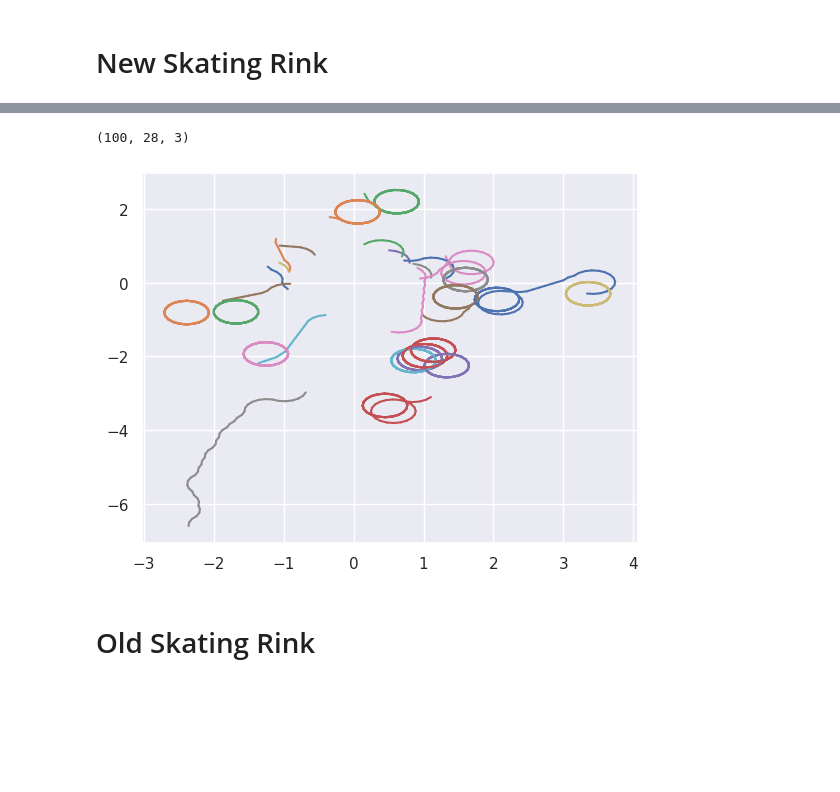
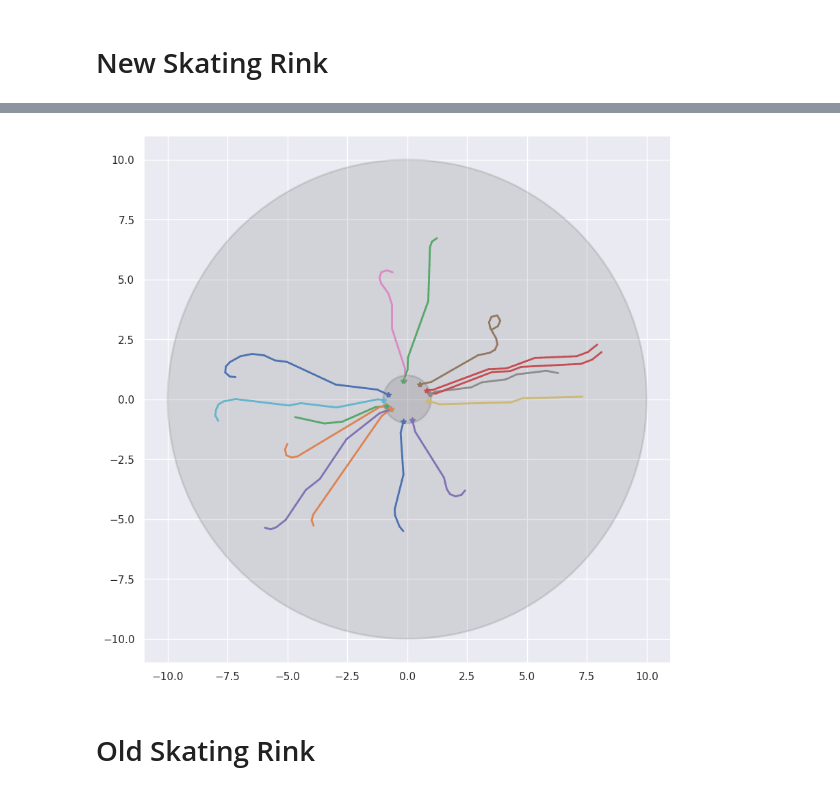
Before and after one commit to mfixman/ai-reinforcement, a Jupyter notebook: Task 2/Attempts.ipynb, the cells around one changed output, grey strips where cells are left out. Cells and saved outputs as stored; diff of their text form; code cells hidden in the pictures; blank space fills up the shorter version.

```diff
--- a/Task 2/Attempts.ipynb
+++ b/Task 2/Attempts.ipynb
@@ -52,18 +48,41 @@ states = env.dropin(28)
-# %%
-states, actions, new_states, rewards, dones = [x.cpu().numpy() for x in env.eval(model, states).tensors()]
-# %%
-states.shape
-# %% [output]
-(100, 28, 3)
-# %%
-colors = seaborn.color_palette(None, 28)
-times, users, dims = states.shape
-
-for ts in range(times):
-    for p in range(users):
-        pyplot.plot([states[ts,p,0], new_states[ts,p,0]], [states[ts,p,1], new_states[ts,p,1]], color = colors[p])
-# %% [output]
-[figure, removed]
+# %%
+def circle(radius):
+    circle = matplotlib.patches.Circle((0, 0), radius, color = 'black', fill = True, alpha = .1, linewidth = 2)
+    pyplot.gca().add_patch(circle)
+
+def plot_file(file, num):
+    data = torch.load(file)
+    config = data['config']
+    env = SkatingRinkEnv(config, device = 'cpu')
+    model = DQN(env.state_n, config['hidden_size'], env.actions_n)
+    model.load_state_dict(data['weights'])
+    model.eval()
+
+    guys = env.dropin(num)
+    states, actions, new_states, rewards, dones = [x.cpu().numpy() for x in env.eval(model, guys).tensors()]
+
+    pyplot.rcParams['figure.figsize'] = 10, 10
+    colors = seaborn.color_palette(None, num)
+    times, users, dims = states.shape
+
+
+    win_distance = data['config']['win_distance']
+    lose_distance = data['config']['lose_distance']
+    circle(win_distance)
+    circle(lose_distance)
+    pyplot.gca().set_aspect('equal')
+
+    pyplot.xlim((-data['config']['lose_distance'] - 1, data['config']['lose_distance'] + 1))
+    pyplot.ylim((-data['config']['lose_distance'] - 1, data['config']['lose_distance'] + 1))
+
+    for ts in range(times):
+        for p in range(users):
+            marker = '' if ts != times - 1 else '*'
+            pyplot.plot([states[ts,p,0], new_states[ts,p,0]], [states[ts,p,1], new_states[ts,p,1]], color = colors[p], marker = marker, alpha = 1, linewidth = 2)
+# %%
+plot_file('ang_acc_6.pth', 15)
+# %% [output]
+[figure, added]
 # %% [markdown]
 # Old Skating Rink
 # %%
```
Also changed, not shown: parts of 4 cells of this notebook, 5 other files.
